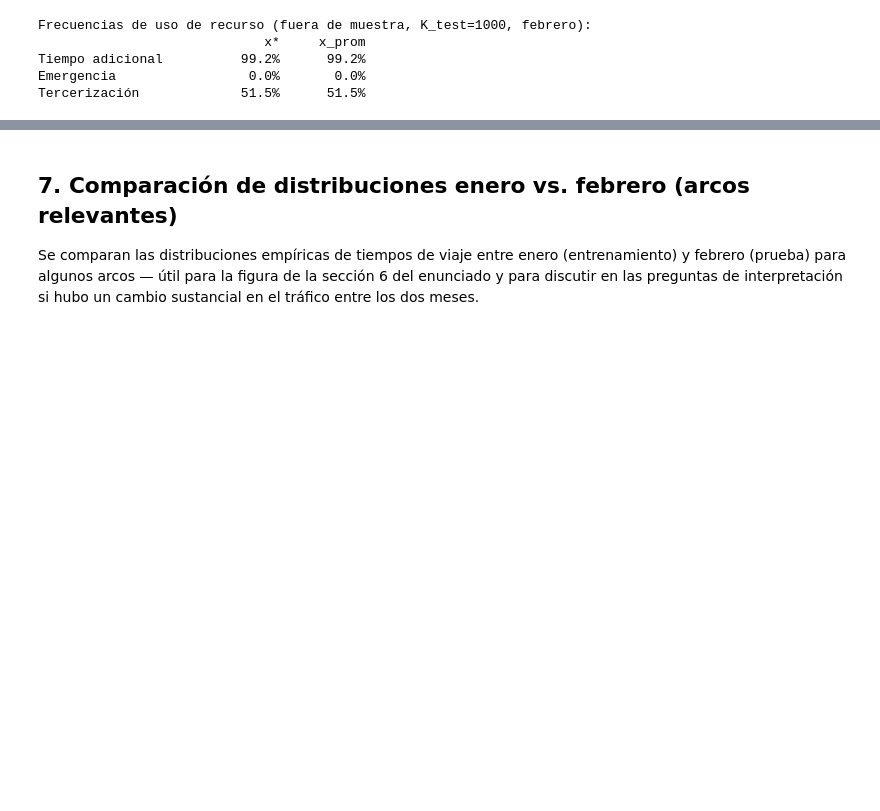
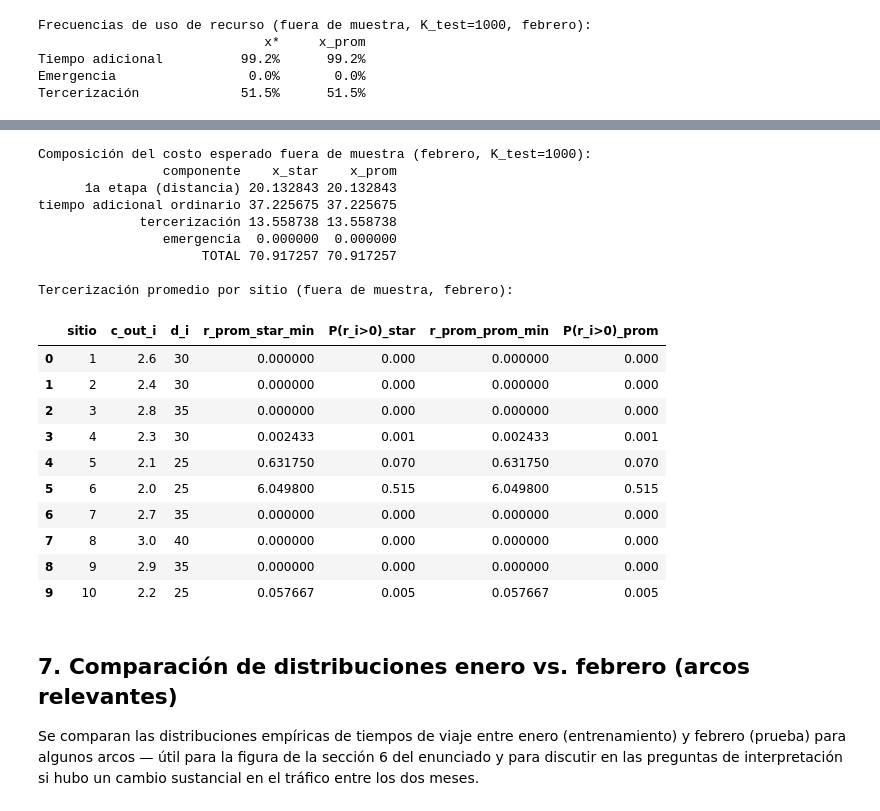
Before and after one commit to manuelavf/stochastic-urban-routing, a Jupyter notebook: notebooks/06_out_of_sample.ipynb, the cells around one changed output, grey strips where cells are left out. Cells and saved outputs as stored; diff of their text form; code cells hidden in the pictures; blank space fills up the shorter version.

Commit message:
Agrega celda 6b: composición de costos y tercerización por sitio fuera de muestra

```diff
--- a/notebooks/06_out_of_sample.ipynb
+++ b/notebooks/06_out_of_sample.ipynb
@@ -268,3 +275,72 @@ Tercerización             51.5%      51.5%
+# %%
+def cost_breakdown_and_outsourcing(x_fixed, scenarios_dict, K_eval):
+    """Descompone Q(x, xi) por componente y registra r_i por sitio, escenario a escenario.
+    Reutiliza solve_subproblem (sección 4) sin reoptimizar nada."""
+    cost_out = np.zeros(K_eval)
+    cost_OT = np.zeros(K_eval)
+    cost_EM = np.zeros(K_eval)
+    r_matrix = np.zeros((K_eval, len(N)))
+    for ell in range(K_eval):
+        obj, w_vals, o_val, e_val = solve_subproblem(x_fixed, scenarios_dict[ell])
+        r_ell = np.array([d_i[i] for i in N]) - w_vals
+        r_matrix[ell, :] = r_ell
+        cost_out[ell] = sum(c_out_i[i] * r_ell[k] for k, i in enumerate(N))
+        cost_OT[ell] = c_OT * o_val
+        cost_EM[ell] = c_EM * e_val
+    return cost_out, cost_OT, cost_EM, r_matrix
+
+cost_out_star, cost_OT_star, cost_EM_star, r_star = cost_breakdown_and_outsourcing(x_star, xi_test, K_TEST)
+cost_out_prom, cost_OT_prom, cost_EM_prom, r_prom = cost_breakdown_and_outsourcing(x_prom, xi_test, K_TEST)
+
+first_stage_star = sum(c_ij[a] * x_star[a] for a in A)
+first_stage_prom = sum(c_ij[a] * x_prom[a] for a in A)
+
+# Chequeo de consistencia contra C_hat_Feb_star / C_hat_Feb_prom (sección 4)
+total_star = first_stage_star + cost_out_star.mean() + cost_OT_star.mean() + cost_EM_star.mean()
+total_prom = first_stage_prom + cost_out_prom.mean() + cost_OT_prom.mean() + cost_EM_prom.mean()
+assert abs(total_star - C_hat_Feb_star) < 1e-6, "Descomposición inconsistente con C_hat_Feb_star."
+assert abs(total_prom - C_hat_Feb_prom) < 1e-6, "Descomposición inconsistente con C_hat_Feb_prom."
+
+cost_composition = pd.DataFrame({
+    "componente": ["1a etapa (distancia)", "tiempo adicional ordinario", "tercerización", "emergencia", "TOTAL"],
+    "x_star": [first_stage_star, cost_OT_star.mean(), cost_out_star.mean(), cost_EM_star.mean(), total_star],
+    "x_prom": [first_stage_prom, cost_OT_prom.mean(), cost_out_prom.mean(), cost_EM_prom.mean(), total_prom],
+})
+print("Composición del costo esperado fuera de muestra (febrero, K_test=1000):")
+print(cost_composition.to_string(index=False))
+
+outsourcing_by_site = pd.DataFrame({
+    "sitio": N,
+    "c_out_i": [c_out_i[i] for i in N],
+    "d_i": [d_i[i] for i in N],
+    "r_prom_star_min": r_star.mean(axis=0),
+    "P(r_i>0)_star": (r_star > 1e-6).mean(axis=0),
+    "r_prom_prom_min": r_prom.mean(axis=0),
+    "P(r_i>0)_prom": (r_prom > 1e-6).mean(axis=0),
+})
+print("\nTercerización promedio por sitio (fuera de muestra, febrero):")
+outsourcing_by_site
+# %% [output]
+Composición del costo esperado fuera de muestra (febrero, K_test=1000):
+                componente    x_star    x_prom
+      1a etapa (distancia) 20.132843 20.132843
+tiempo adicional ordinario 37.225675 37.225675
+             tercerización 13.558738 13.558738
+                emergencia  0.000000  0.000000
+                     TOTAL 70.917257 70.917257
+
+Tercerización promedio por sitio (fuera de muestra, febrero):
+|  | sitio | c_out_i | d_i | r_prom_star_min | P(r_i>0)_star | r_prom_prom_min | P(r_i>0)_prom |
+| 0 | 1 | 2.6 | 30 | 0.000000 | 0.000 | 0.000000 | 0.000 |
+| 1 | 2 | 2.4 | 30 | 0.000000 | 0.000 | 0.000000 | 0.000 |
+| 2 | 3 | 2.8 | 35 | 0.000000 | 0.000 | 0.000000 | 0.000 |
+| 3 | 4 | 2.3 | 30 | 0.002433 | 0.001 | 0.002433 | 0.001 |
+| 4 | 5 | 2.1 | 25 | 0.631750 | 0.070 | 0.631750 | 0.070 |
+| 5 | 6 | 2.0 | 25 | 6.049800 | 0.515 | 6.049800 | 0.515 |
+| 6 | 7 | 2.7 | 35 | 0.000000 | 0.000 | 0.000000 | 0.000 |
+| 7 | 8 | 3.0 | 40 | 0.000000 | 0.000 | 0.000000 | 0.000 |
+| 8 | 9 | 2.9 | 35 | 0.000000 | 0.000 | 0.000000 | 0.000 |
+| 9 | 10 | 2.2 | 25 | 0.057667 | 0.005 | 0.057667 | 0.005 |
 # %% [markdown]
 ## 7. Comparación de distribuciones enero vs. febrero (arcos relevantes)
 
```
Also changed, not shown: parts of 4 cells of this notebook.
